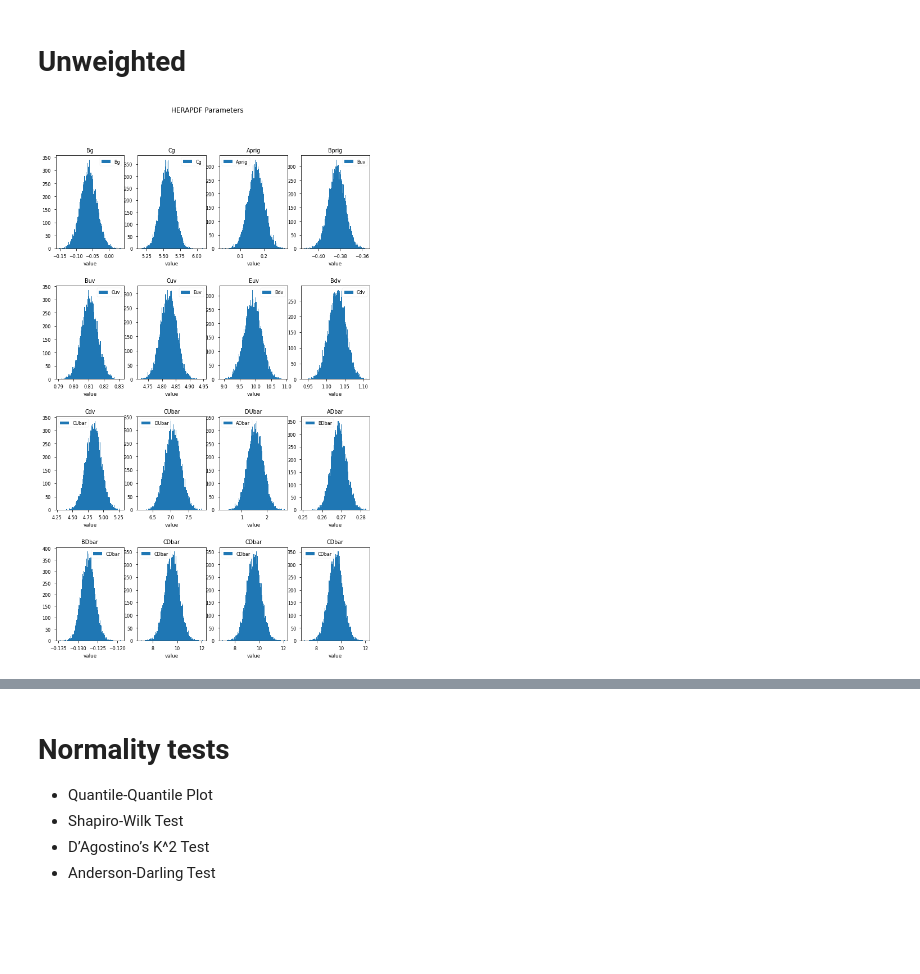
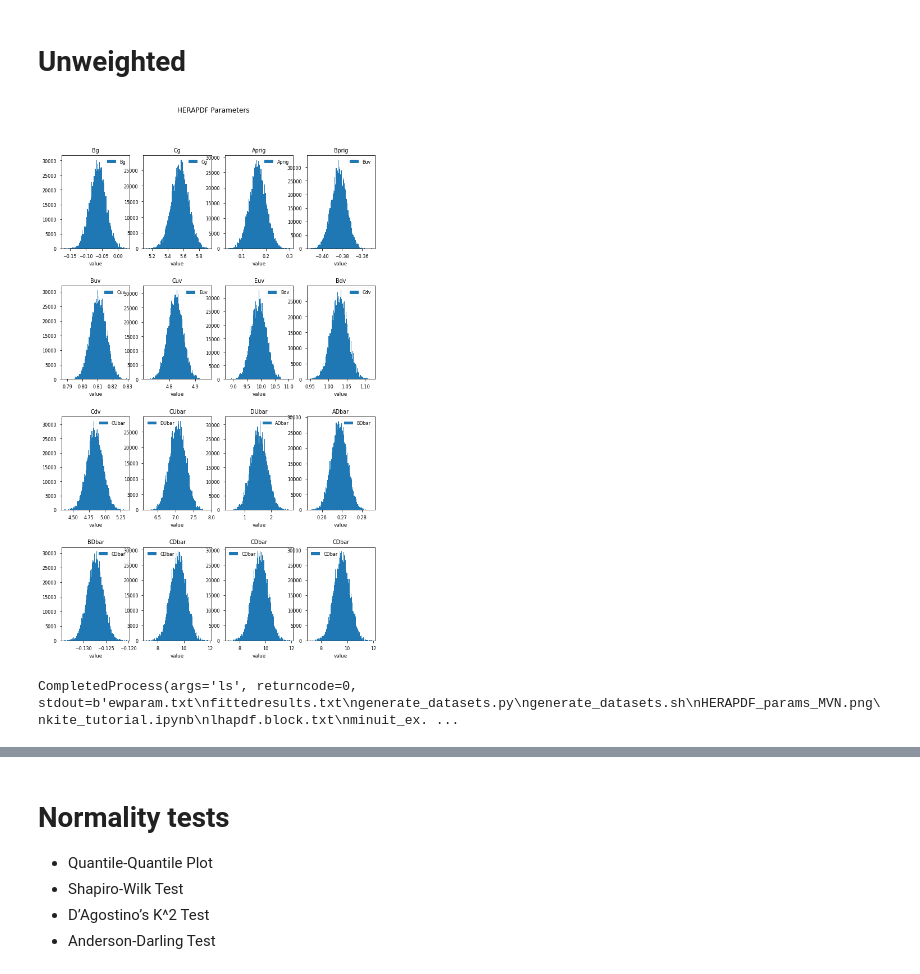
Before and after one commit to AliAlkadhim/PDF_Uncertainty, a Jupyter notebook: output_example_run/minuit_out_processing.ipynb, the cells around one changed output, grey strips where cells are left out. Cells and saved outputs as stored; diff of their text form; code cells hidden in the pictures; blank space fills up the shorter version.

```diff
--- a/output_example_run/minuit_out_processing.ipynb
+++ b/output_example_run/minuit_out_processing.ipynb
@@ -349,43 +355,48 @@ for i in range(13):
 # %%
 import seaborn as sns
 colors=sns.color_palette("rocket",3)
 # sns.set_style("white")
 
 # sns.set_context("poster")
 plt.style.use('seaborn-paper')
 
 fig, axes = plt.subplots(nrows=4, ncols=4,figsize=(10,15))
-axes[0,0].hist(MVN[:,0],bins=100, label='Bg')
+axes[0,0].hist(MVN[:,0],bins=100, label='Bg',weights=np.array([91]*10000))
 #axes[0,0].set(title='Bg', xlabel='value')
-axes[0,1].hist(MVN[:,1],bins=100, label='Cg')
-axes[0,2].hist(MVN[:,2],bins=100,label='Aprig')
-axes[0,3].hist(MVN[:,3],bins=100, label='Buv')
-axes[1,0].hist(MVN[:,4],bins=100, label='Cuv')
-axes[1,1].hist(MVN[:,5],bins=100,label='Euv')
-axes[1,2].hist(MVN[:,6],bins=100, label='Bdv')
-axes[1,3].hist(MVN[:,7],bins=100, label='Cdv')
-axes[2,0].hist(MVN[:,8],bins=100, label='CUbar')
-axes[2,1].hist(MVN[:,9],bins=100,label='DUbar')
-axes[2,2].hist(MVN[:,10],bins=100,label='ADbar')
-axes[2,3].hist(MVN[:,11],bins=100,label='BDbar')
-axes[3,0].hist(MVN[:,12],bins=100,label='CDbar')
-axes[3,1].hist(MVN[:,13],bins=100,label='CDbar')
-axes[3,2].hist(MVN[:,13],bins=100,label='CDbar')
-axes[3,3].hist(MVN[:,13],bins=100,label='CDbar')
+axes[0,1].hist(MVN[:,1],bins=100, label='Cg',weights=np.array([91]*10000))
+axes[0,2].hist(MVN[:,2],bins=100,label='Aprig',weights=np.array([91]*10000))
+axes[0,3].hist(MVN[:,3],bins=100, label='Buv',weights=np.array([91]*10000))
+axes[1,0].hist(MVN[:,4],bins=100, label='Cuv',weights=np.array([91]*10000))
+axes[1,1].hist(MVN[:,5],bins=100,label='Euv',weights=np.array([91]*10000))
+axes[1,2].hist(MVN[:,6],bins=100, label='Bdv',weights=np.array([91]*10000))
+axes[1,3].hist(MVN[:,7],bins=100, label='Cdv',weights=np.array([91]*10000))
+axes[2,0].hist(MVN[:,8],bins=100, label='CUbar',weights=np.array([91]*10000))
+axes[2,1].hist(MVN[:,9],bins=100,label='DUbar',weights=np.array([91]*10000))
+axes[2,2].hist(MVN[:,10],bins=100,label='ADbar',weights=np.array([91]*10000))
+axes[2,3].hist(MVN[:,11],bins=100,label='BDbar',weights=np.array([91]*10000))
+axes[3,0].hist(MVN[:,12],bins=100,label='CDbar',weights=np.array([91]*10000))
+axes[3,1].hist(MVN[:,13],bins=100,label='CDbar',weights=np.array([91]*10000))
+axes[3,2].hist(MVN[:,13],bins=100,label='CDbar',weights=np.array([91]*10000))
+axes[3,3].hist(MVN[:,13],bins=100,label='CDbar',weights=np.array([91]*10000))
 plt.tight_layout(); plt.suptitle('HERAPDF Parameters')
 titles = ['Bg','Cg','Aprig','Bprig','Buv','Cuv','Euv','Bdv','Cdv','CUbar','DUbar','ADbar','BDbar','CDbar','CDbar','CDbar','CDbar']
 for i, ax in enumerate(axes.flatten()):
     ax.set(title=titles[i], xlabel='value')
     ax.legend()
 # plt.minorticks_on()
 # plt.tick_params(direction='in',right=True, top=True)
 # plt.tick_params(labelsize=14)
 # plt.tick_params(labelbottom=True, labeltop=False, labelright=False, labelleft=True)
 plt.subplots_adjust(left=0.125, bottom=0.1, right=0.9 , top=0.9, wspace=0.2, hspace=0.4)
-plt.savefig('HERAPDF_params_MVN.png', dpi=300, bbox_inches='tight')
+#plt.savefig('HERAPDF_params_MVN.png', dpi=300, bbox_inches='tight')
 plt.show()
 # %% [output]
-[figure, old version]
+[figure, new version]
 # %%
 cor_Chi2 = 91.502780349924393
 Log_penalty_Chi2 = 5.8705183749659522
+
+import subprocess
+subprocess.run('ls', capture_output=True)
+# %% [output]
+CompletedProcess(args='ls', returncode=0, stdout=b'ewparam.txt\nfittedresults.txt\ngenerate_datasets.py\ngenerate_datasets.sh\nHERAPDF_params_MVN.png\nkite_tutorial.ipynb\nlhapdf.block.txt\nminuit_ex. ...
```
Also changed, not shown: parts of 6 cells of this notebook, 6 other files.
